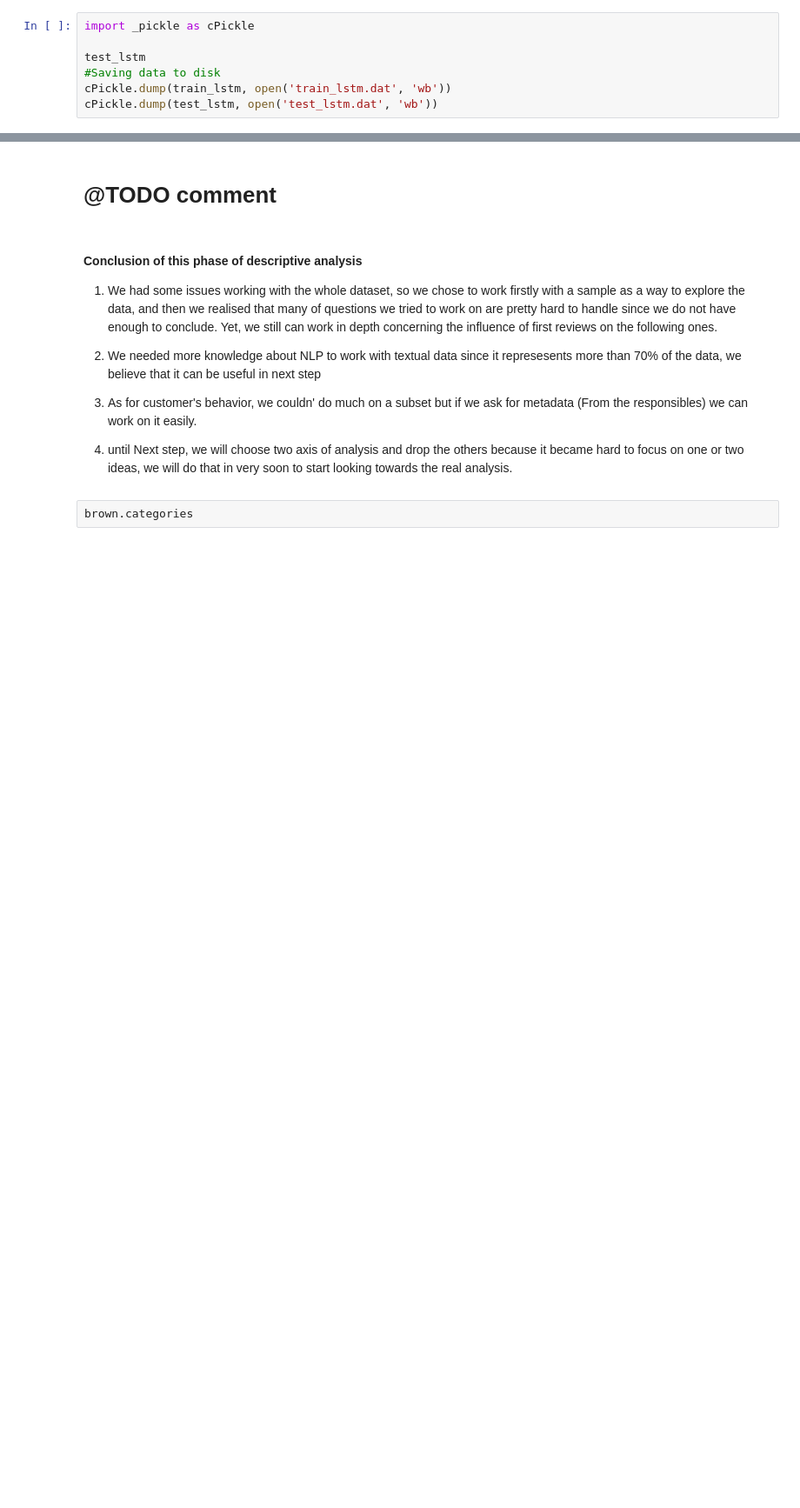
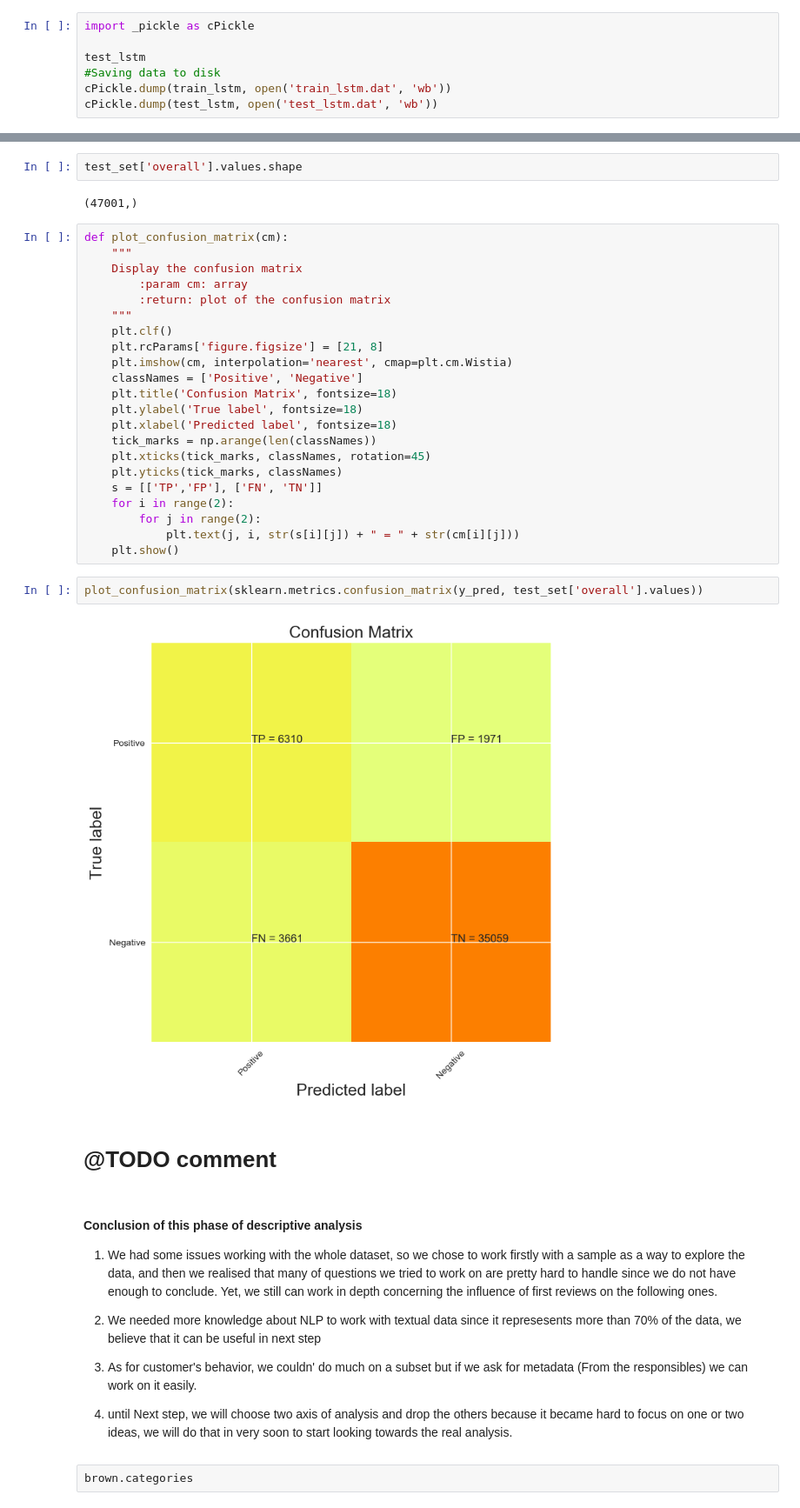
Before and after one commit to epfl-ada-project-amazon/data-analysis, a Jupyter notebook: project.ipynb, the cells around one changed output, grey strips where cells are left out. Shown at 87% size. Cells and saved outputs as stored; diff of their text form; blank space fills up the shorter version.

Commit message:
Add confusion matrix

```diff
--- a/project.ipynb
+++ b/project.ipynb
@@ -793,3 +792,33 @@ ValueError: Found input variables with inconsistent numbers of samples: [109541,
+# %%
+test_set['overall'].values.shape
+# %% [output]
+(47001,)
+# %%
+def plot_confusion_matrix(cm):
+    """
+    Display the confusion matrix
+        :param cm: array
+        :return: plot of the confusion matrix
+    """
+    plt.clf()
+    plt.rcParams['figure.figsize'] = [21, 8]
+    plt.imshow(cm, interpolation='nearest', cmap=plt.cm.Wistia)
+    classNames = ['Positive', 'Negative']
+    plt.title('Confusion Matrix', fontsize=18)
+    plt.ylabel('True label', fontsize=18)
+    plt.xlabel('Predicted label', fontsize=18)
+    tick_marks = np.arange(len(classNames))
+    plt.xticks(tick_marks, classNames, rotation=45)
+    plt.yticks(tick_marks, classNames)
+    s = [['TP','FP'], ['FN', 'TN']]
+    for i in range(2):
+        for j in range(2):
+            plt.text(j, i, str(s[i][j]) + " = " + str(cm[i][j]))
+    plt.show()
+# %%
+plot_confusion_matrix(sklearn.metrics.confusion_matrix(y_pred, test_set['overall'].values))
+# %% [output]
+[figure, added]
 # %% [markdown]
 # @TODO comment
 # %% [markdown]
```
Also changed, not shown: parts of 10 cells of this notebook, 2 other files.
